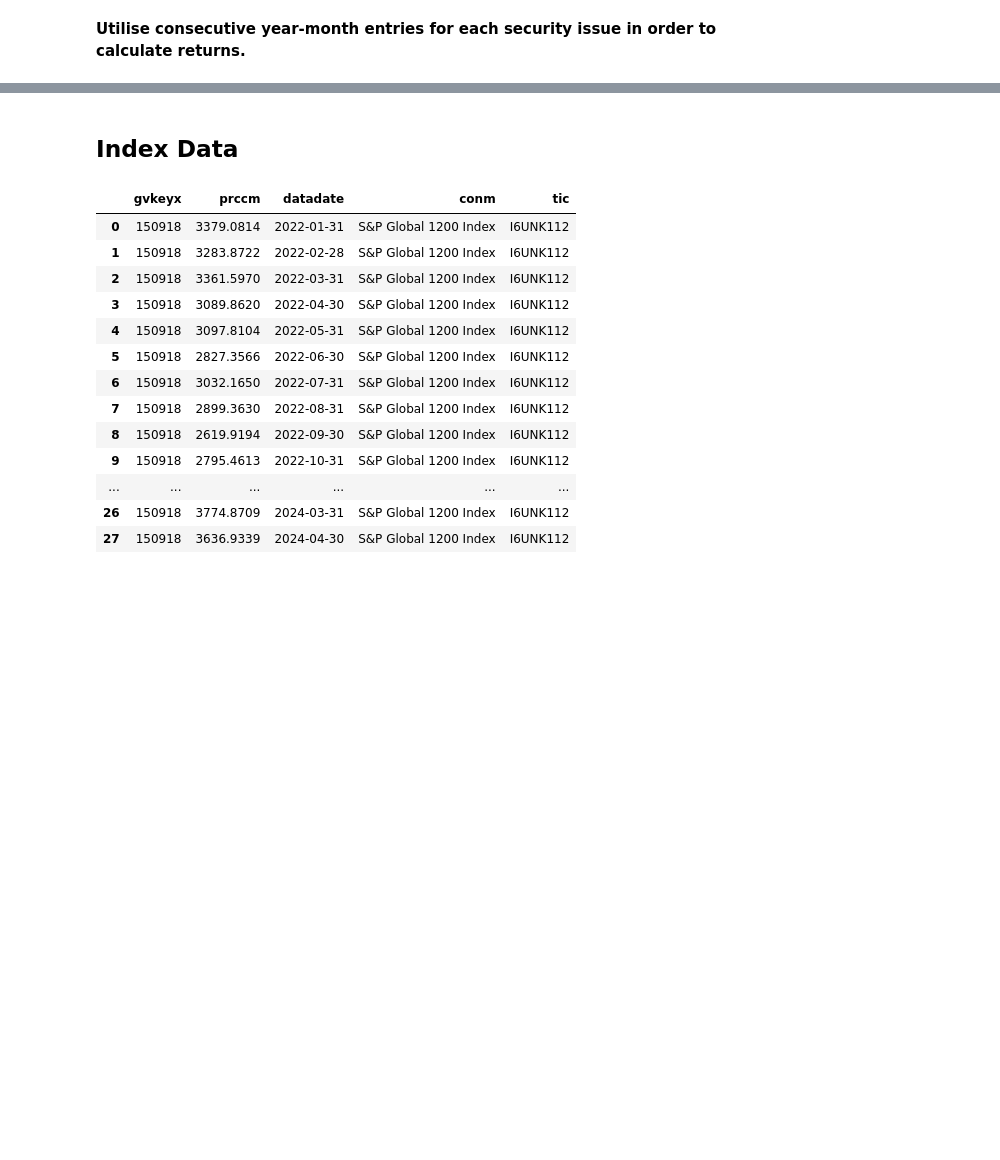
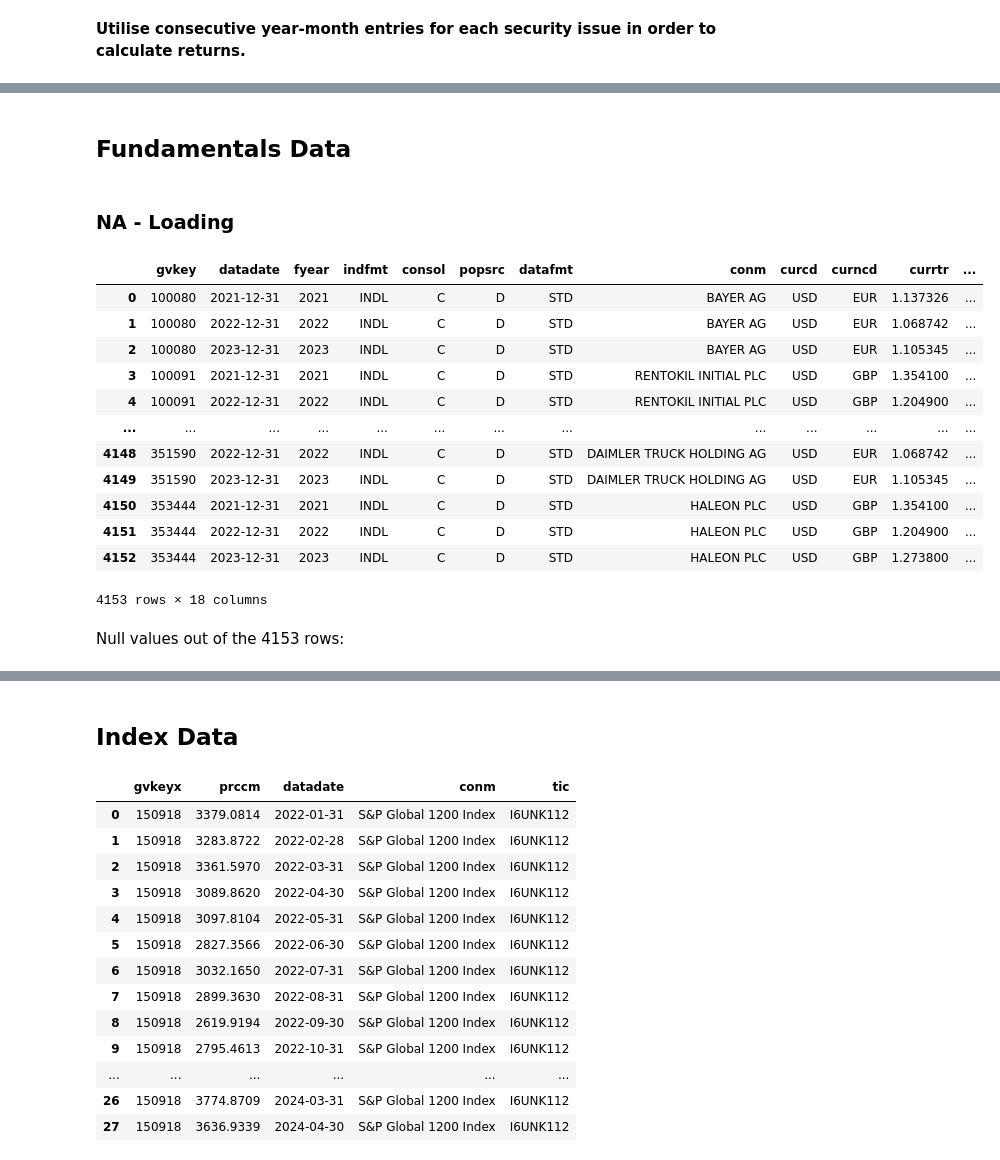
Before and after one commit to varunchodanker/MSc-Individual-Project, a Jupyter notebook: Phase1.ipynb, the cells around one changed output, grey strips where cells are left out. Drawn from its saved outputs; the diff is of its cells as text; code cells hidden in the pictures; blank space fills up the shorter version.

```diff
--- a/Phase1.ipynb
+++ b/Phase1.ipynb
@@ -1204,0 +1445,26 @@ na_returns_df[
+# %% [markdown]
+## Fundamentals Data
+# %% [markdown]
+### NA - Loading
+# %%
+fundamentals_df = pd.read_csv(
+    "phase1_fundamentals.csv"
+)
+
+fundamentals_df
+# %% [output]
+|  | gvkey | datadate | fyear | indfmt | consol | popsrc | datafmt | conm | curcd | curncd | currtr | ... |
+| 0 | 100080 | 2021-12-31 | 2021 | INDL | C | D | STD | BAYER AG | USD | EUR | 1.137326 | ... |
+| 1 | 100080 | 2022-12-31 | 2022 | INDL | C | D | STD | BAYER AG | USD | EUR | 1.068742 | ... |
+| 2 | 100080 | 2023-12-31 | 2023 | INDL | C | D | STD | BAYER AG | USD | EUR | 1.105345 | ... |
+| 3 | 100091 | 2021-12-31 | 2021 | INDL | C | D | STD | RENTOKIL INITIAL PLC | USD | GBP | 1.354100 | ... |
+| 4 | 100091 | 2022-12-31 | 2022 | INDL | C | D | STD | RENTOKIL INITIAL PLC | USD | GBP | 1.204900 | ... |
+| ... | ... | ... | ... | ... | ... | ... | ... | ... | ... | ... | ... | ... |
+| 4148 | 351590 | 2022-12-31 | 2022 | INDL | C | D | STD | DAIMLER TRUCK HOLDING AG | USD | EUR | 1.068742 | ... |
+| 4149 | 351590 | 2023-12-31 | 2023 | INDL | C | D | STD | DAIMLER TRUCK HOLDING AG | USD | EUR | 1.105345 | ... |
+| 4150 | 353444 | 2021-12-31 | 2021 | INDL | C | D | STD | HALEON PLC | USD | GBP | 1.354100 | ... |
+| 4151 | 353444 | 2022-12-31 | 2022 | INDL | C | D | STD | HALEON PLC | USD | GBP | 1.204900 | ... |
+| 4152 | 353444 | 2023-12-31 | 2023 | INDL | C | D | STD | HALEON PLC | USD | GBP | 1.273800 | ... |
+4153 rows × 18 columns
+# %% [markdown]
+Null values out of the 4153 rows:
```
Also changed, not shown: parts of 40 cells of this notebook.
